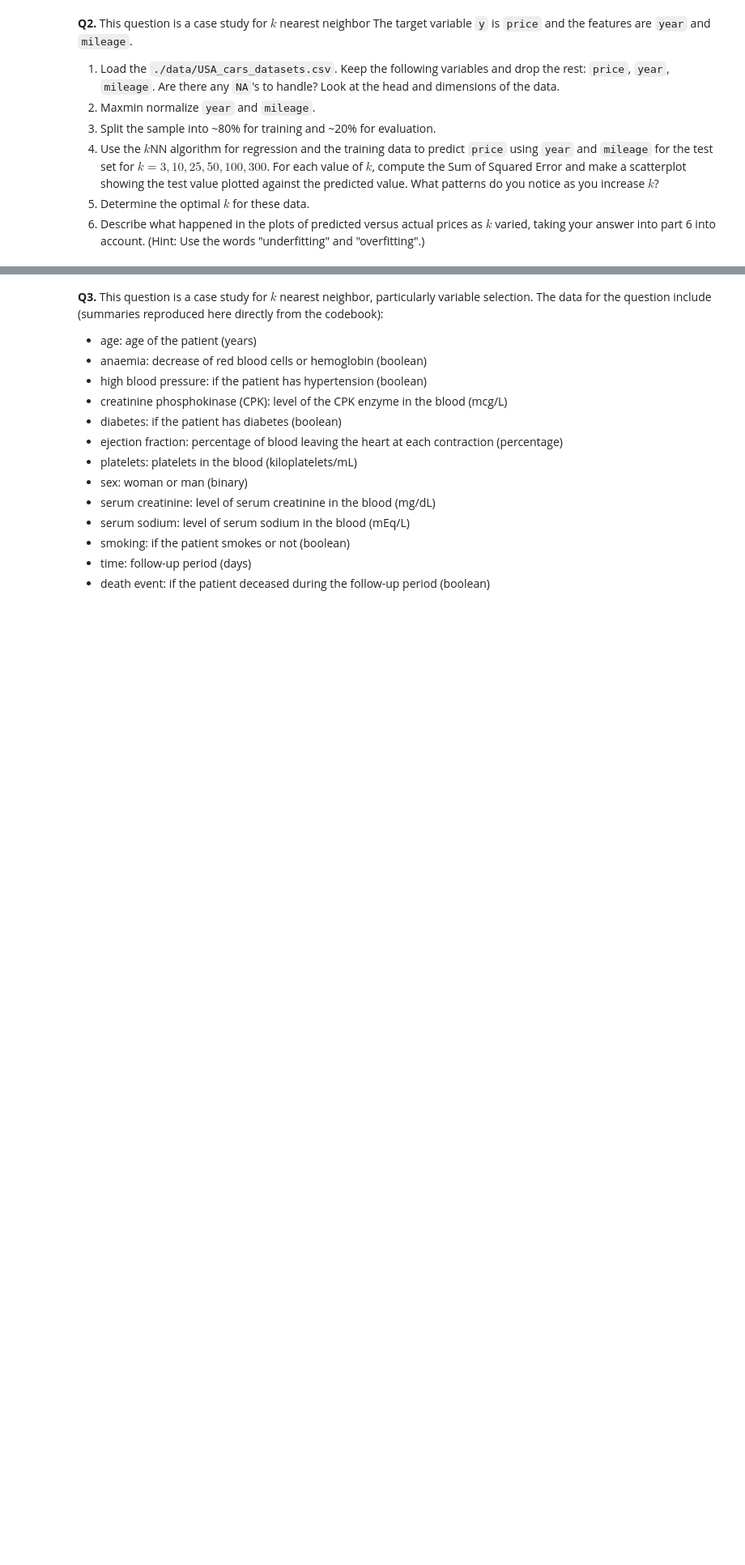
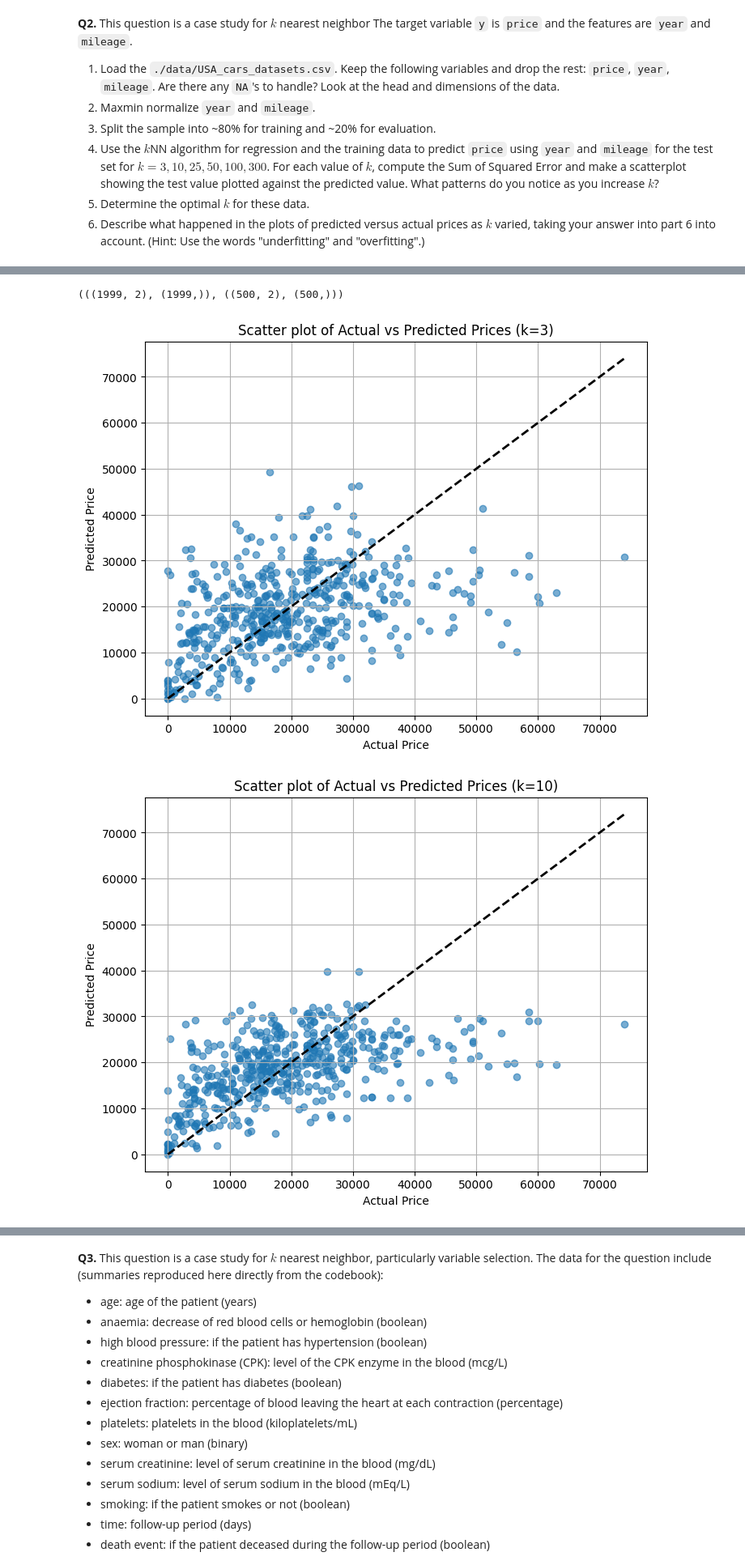
Before and after one commit to TI-Allard/ds3001-assignment3, a Jupyter notebook: assignment_knn_and_kmc.ipynb, the cells around one changed output, grey strips where cells are left out. Shown at 81% size. Drawn from its saved outputs; the diff is of its cells as text; code cells hidden in the pictures; blank space fills up the shorter version.

```diff
--- a/assignment_knn_and_kmc.ipynb
+++ b/assignment_knn_and_kmc.ipynb
@@ -105,0 +253,61 @@ X_train, X_test, y_train, y_test = train_test_split(X_normalized, y, test_size=0
+# %%
+# 3
+
+# define the features and the target
+X = data_normalized[['year', 'mileage']]
+y = data_normalized['price']
+
+# split the data into training and test sets
+X_train, X_test, y_train, y_test = train_test_split(X, y, test_size=0.2, random_state=42)
+
+# check the shape of the training and test sets
+(X_train.shape, y_train.shape), (X_test.shape, y_test.shape)
+# %% [output]
+(((1999, 2), (1999,)), ((500, 2), (500,)))
+# %%
+# 4
+
+from sklearn.neighbors import KNeighborsRegressor
+from sklearn.metrics import mean_squared_error
+
+# define k values to be tested
+k_values = [3, 10, 25, 50, 100, 300]
+
+# init a dictionary to store results (SSE and predictions) for each k
+results = {
+    'k': [],
+    'SSE': [],
+    'predictions': []
+}
+
+# perform kNN regression for each k value
+for k in k_values:
+    # init and fit the kNN regressor
+    knn_regressor = KNeighborsRegressor(n_neighbors=k)
+    knn_regressor.fit(X_train, y_train)
+
+    # predict the prices on the test set
+    predictions = knn_regressor.predict(X_test)
+
+    # compute SSE
+    sse = mean_squared_error(y_test, predictions, squared=True) * len(y_test)
+
+    # store results
+    results['k'].append(k)
+    results['SSE'].append(sse)
+    results['predictions'].append(predictions)
+
+    # scatter plot: Actual vs Predicted prices
+    plt.figure(figsize=(8, 6))
+    plt.scatter(y_test, predictions, alpha=0.6)
+    plt.plot([y_test.min(), y_test.max()], [y_test.min(), y_test.max()], 'k--', lw=2)
+    plt.xlabel('Actual Price')
+    plt.ylabel('Predicted Price')
+    plt.title(f'Scatter plot of Actual vs Predicted Prices (k={k})')
+    plt.grid(True)
+    plt.show()
+
+results['SSE']
+# %% [output]
+[figure, added]
+[figure, added]
```
Also changed, not shown: parts of 20 cells of this notebook.
